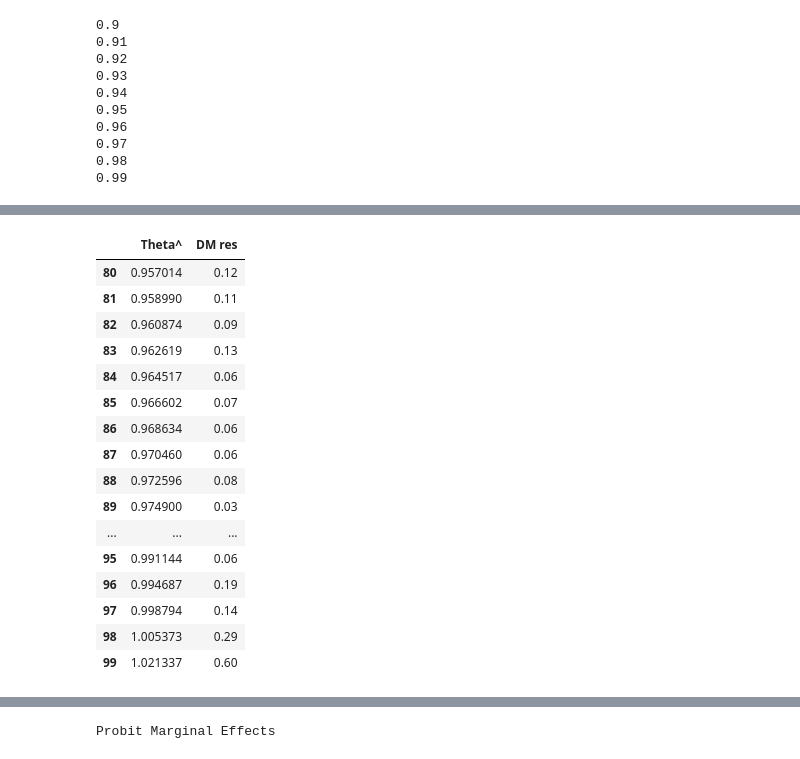
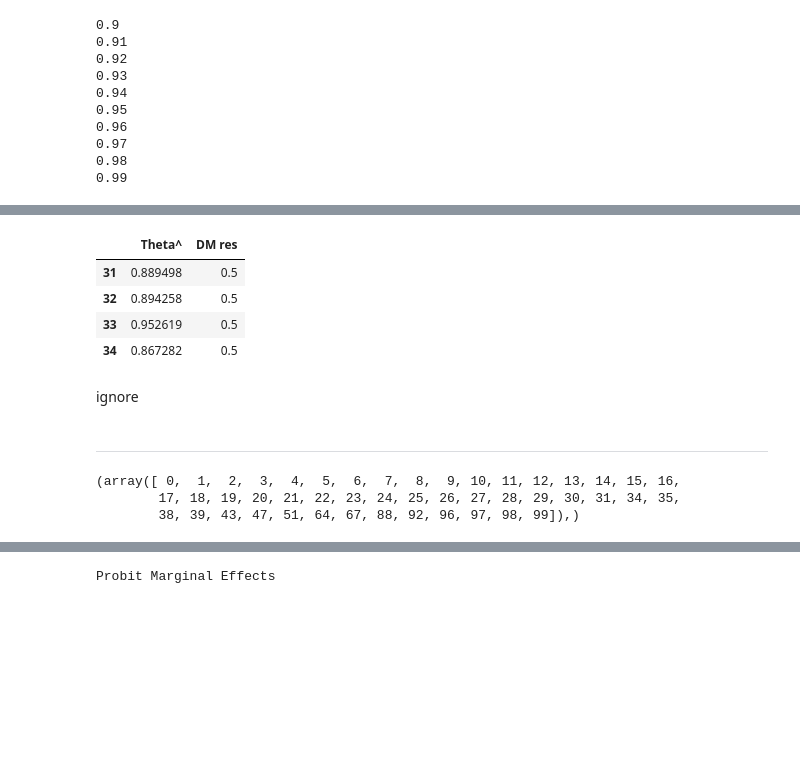
Before and after one commit to GeorgeHockey/metrics-formal-coursework, a Jupyter notebook: problem_2_v2.ipynb, the cells around one changed output, grey strips where cells are left out. Drawn from its saved outputs; the diff is of its cells as text; code cells hidden in the pictures; blank space fills up the shorter version.

```diff
--- a/problem_2_v2.ipynb
+++ b/problem_2_v2.ipynb
@@ -164,3 +172,17 @@ Notes:
+# %%
+# What I think the Germans have done to estimate the value of theta above which we should take a random walk
+
+sort_app_dist[31:35]
+# %% [output]
+|  | Theta^ | DM res |
+| 31 | 0.889498 | 0.5 |
+| 32 | 0.894258 | 0.5 |
+| 33 | 0.952619 | 0.5 |
+| 34 | 0.867282 | 0.5 |
+# %% [markdown]
+ignore
+# %% [markdown]
+-------
 # %%
 ## 2. BRUTE FORCE APPROACH: probably not the correct analysis but a good check
 
@@ -183,22 +205,9 @@ sampled_dm = np.asarray(sampled_dm)
 # %%
 samp_td = pd.DataFrame([sampled_theta,sampled_dm]).T
 samp_td.columns = ["Theta^", "DM res"]
-samp_td[80:]
+np.where(samp_td["DM res"] > 0.5)
+### THIS IS NOT A GOOD IDEA BECAUSE IT INVOLVED LOW ESTIMATED THETAS _ INVOLVES KNOWLEDGE OF RHO EX-ANTE
 # %% [output]
-|  | Theta^ | DM res |
-| 80 | 0.957014 | 0.12 |
-| 81 | 0.958990 | 0.11 |
-| 82 | 0.960874 | 0.09 |
-| 83 | 0.962619 | 0.13 |
-| 84 | 0.964517 | 0.06 |
-| 85 | 0.966602 | 0.07 |
-| 86 | 0.968634 | 0.06 |
-| 87 | 0.970460 | 0.06 |
-| 88 | 0.972596 | 0.08 |
-| 89 | 0.974900 | 0.03 |
-| ... | ... | ... |
-| 95 | 0.991144 | 0.06 |
-| 96 | 0.994687 | 0.19 |
-| 97 | 0.998794 | 0.14 |
-| 98 | 1.005373 | 0.29 |
-| 99 | 1.021337 | 0.60 |
+(array([ 0,  1,  2,  3,  4,  5,  6,  7,  8,  9, 10, 11, 12, 13, 14, 15, 16,
+        17, 18, 19, 20, 21, 22, 23, 24, 25, 26, 27, 28, 29, 30, 31, 34, 35,
+        38, 39, 43, 47, 51, 64, 67, 88, 92, 96, 97, 98, 99]),)
```
Also changed, not shown: parts of 16 cells of this notebook.
